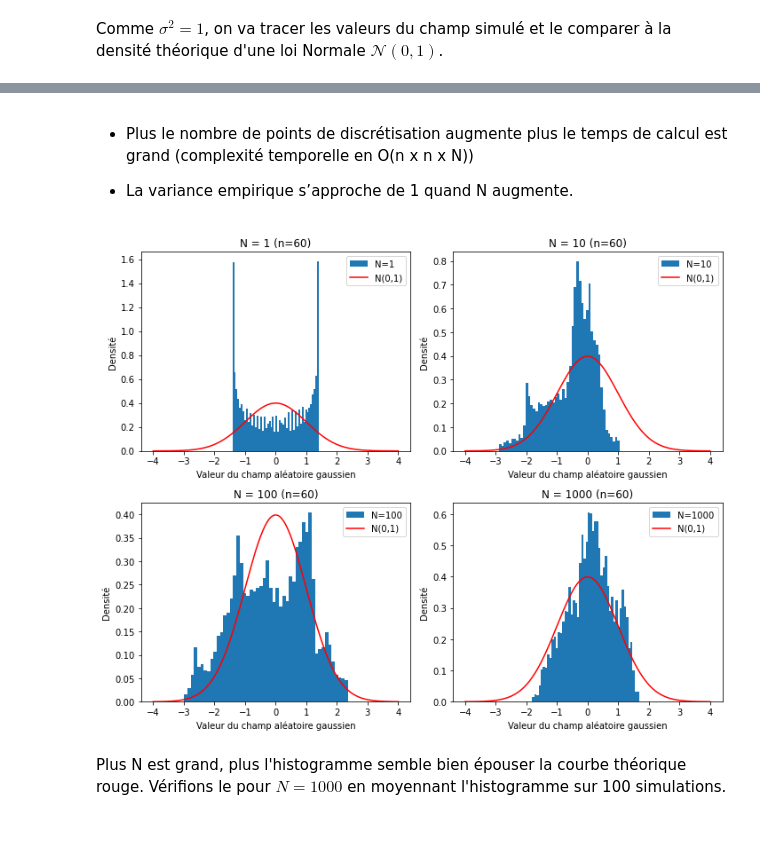
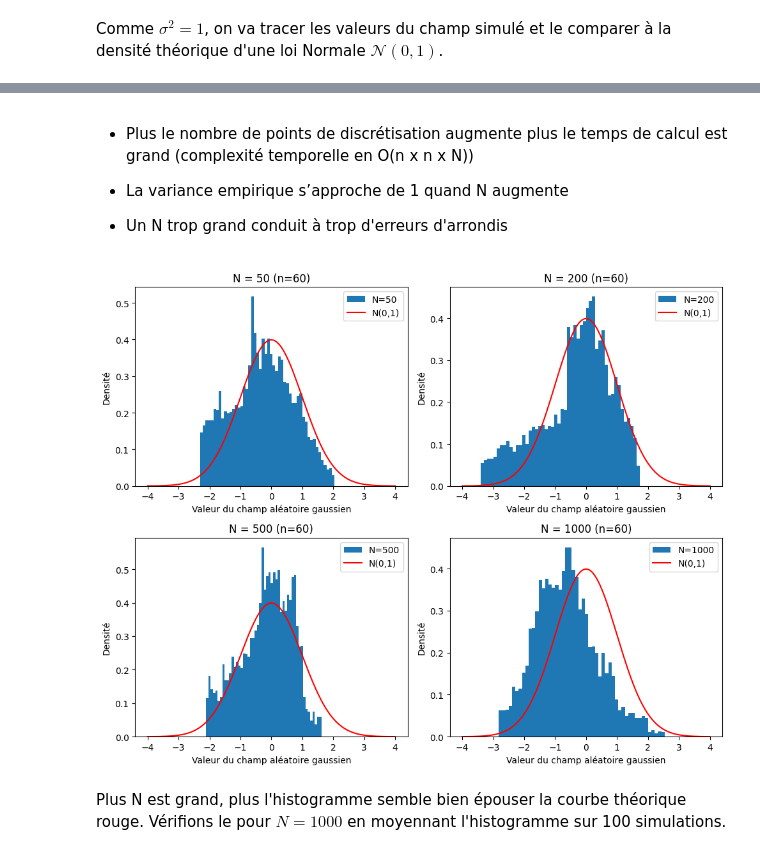
Before and after one commit to VictoriaSonnier/tp-proba-orianeandme, a Jupyter notebook: Projet Probabilités.ipynb, the cells around one changed output, grey strips where cells are left out. Drawn from its saved outputs; the diff is of its cells as text; code cells hidden in the pictures.

```diff
--- a/Projet Probabilités.ipynb
+++ b/Projet Probabilités.ipynb
@@ -89,9 +98,11 @@ D'après le décomposition de Cholesky, on cherche une matrice $L$ triangulaire
 Soit $Y$ un vecteur de variables aléatoires indépendantes suivant une loi normale centrée réduite $\mathcal{N}(0, 1)$. Alors, le vecteur $Z=m+LY$ est gaussien, d'espérance $m$ et de matrice de covariance $C$.
 Ici m=0 donc $Z = L \cdot Y$ suit une loi normale multivariée $\mathcal{N}(0, K)$ car $K = L L^T$.
 # %%
-Y = np.random.normal(size=nb_points)
+#On veut générer et représenter Z = L*Y
+nb_points = n**2
+Y = np.random.normal(size=n**2)
 Z = np.dot(L, Y)
-Z.resize((n, n))
+Z.resize((n, n)) #on a généré Z
 
 plt.imshow(Z, extent=[0, 1, 0, 1], origin='lower')
 
@@ -118,24 +129,22 @@ for n in valeurs_n:
 
     points = np.array([[xi, yj] for xi in x for yj in y])
 
-    nb_points = len(points)
-
+    nb_points = n**2
 
     M_dist = []
-
     for i in range(nb_points):
         ligne = []
         for j in range(nb_points):
             d = dist_euclid(points[i], points[j])
             ligne.append(d)
         M_dist.append(ligne)
+    M_dist = np.array(M_dist)
 
-    M_dist = np.array(M_dist)
     sigma2 = 1.0
     a = 0.05
-    K=covariance_gaussienne(M_dist, sigma2, a)
+    K = covariance_gaussienne(M_dist, sigma2, a)
 
-    epsilon = 1e-10
+    epsilon = 10**(-10)
     I = np.eye(len(K))
     K_reg = K + epsilon * I
 
@@ -152,7 +161,7 @@ for n in valeurs_n:
 
 plt.plot(valeurs_n, temps_execution, 'o-', color='red', linewidth=2)
 plt.title("Temps de calcul de la décomposition de Cholesky")
-plt.xlabel("Pas de discrétisation n")
+plt.xlabel("n (le pas de discrétisation)")
 plt.ylabel("Temps (s)")
 plt.show()
 # %% [output]
@@ -281,15 +299,15 @@ Donc $Y$ tend vers un vecteur gaussien d'espérance nulle et de matrice de covar
 # %% [markdown]
 4. Implémenter une fonction basée sur cette méthode pour simuler un champ aléatoire gaussien sur une grille régulière de points dans le domaine  $[0, 1] \times [0, 1]$. Cette fonction prendra en entrée les coordonnées des points de la grille, $a$ et  $N$ et retournera une réalisation du champ aléatoire gaussien simulé.
 # %%
-def méthode_spectrale(points, a, N):
+def methode_spectrale(points, a, N):
+    sigma = np.sqrt(2/a)
 
-    sigma = np.sqrt(2 / a)
     W = np.random.normal(loc=0, scale=sigma, size=(N, 2))
     phi = np.random.uniform(0, 2 * np.pi, size=N)
 
     argument = np.dot(points, W.T) + phi
 
-    Y = np.sqrt(2 / N) * np.sum(np.cos(argument), axis=1)
+    Y = np.sqrt(2/N) * np.sum(np.cos(argument), axis=1)
     return Y
 # %% [markdown]
 5. Tester cette fonction pour différentes valeurs du nombre de points de discrétisation et de $N$. Compare Proposer un diagnostic permettant de calibrer $N$ afin que les résultats soient conformes aux attentes. Coparer les résultats obtenus avec ceux de la méthode de Cholesky. Quels sont les avantages et les inconvénients de chaque méthode ?
@@ -301,15 +319,26 @@ a = 0.05
 valeurs_n = [10, 20, 30, 40, 50, 60]
 valeurs_N=[50, 200, 500, 1000]
 
+M = [[0 for i in range(len(valeurs_n))] for j in range(len(valeurs_N))]
+i=-1
+j=-1
+
 for n in valeurs_n:
+    i+=1
     x = np.linspace(0, 1, n)
     y = np.linspace(0, 1, n)
 
     points = np.array([[xi, yj] for xi in x for yj in y])
 
+
     for N in valeurs_N:
+        j+=1
         start_time = time.time()
-        Z = méthode_spectrale(points, a, N)
+        Z = methode_spectrale(points, a, N)
         end_time = time.time()
         print(f"n={n}, N={N} : temps={end_time-start_time:.3f}s, variance={np.var(Z):.3f}")
+        M[j][i] = np.var(Z)
+    j=-1
+
+print(M)
 # %% [output]
@@ -333,30 +362,30 @@ n=60, N=1000 : temps=0.140s, variance=1.070
 # %% [markdown]
 - Plus le nombre de points de discrétisation augmente plus le temps de calcul est grand (complexité temporelle en O(n x n x N))
 
-- La variance empirique s’approche de 1 quand N augmente.
+- La variance empirique s’approche de 1 quand N augmente
+
+- Un N trop grand conduit à trop d'erreurs d'arrondis
 # %%
-
 fig, axes = plt.subplots(2, 2, figsize=(10, 8))
 axes = axes.flatten()
-n=60
+valeurs_N=[50, 200, 500, 1000]
 
 for i, N in enumerate(valeurs_N):
-
-    Z = méthode_spectrale(points, a, N)
+    Z = methode_spectrale(points, a, N)
     axes[i].hist(Z, bins=50, density=True, label=f'N={N}')
 
     xx = np.linspace(-4, 4, 200)
     axes[i].plot(xx, 1/np.sqrt(2*np.pi)*np.exp(-xx**2/2), 'r', label='N(0,1)')
 
     axes[i].legend()
     axes[i].set_title(f'N = {N} (n={n})')
     axes[i].set_xlabel('Valeur du champ aléatoire gaussien')
     axes[i].set_ylabel('Densité')
 
 plt.tight_layout()
 plt.show()
 # %% [output]
-[figure, old version]
+[figure, new version]
 # %% [markdown]
 Plus N est grand, plus l'histogramme semble bien épouser la courbe théorique rouge. Vérifions le pour $N=1000$ en moyennant l'histogramme sur 100 simulations.
 # %%
```
Also changed, not shown: parts of 20 cells of this notebook.
